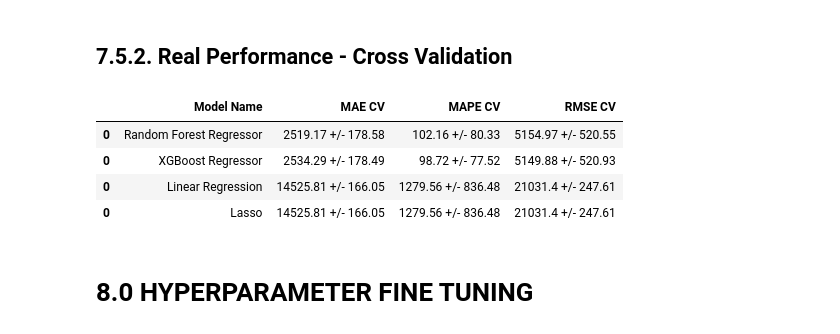
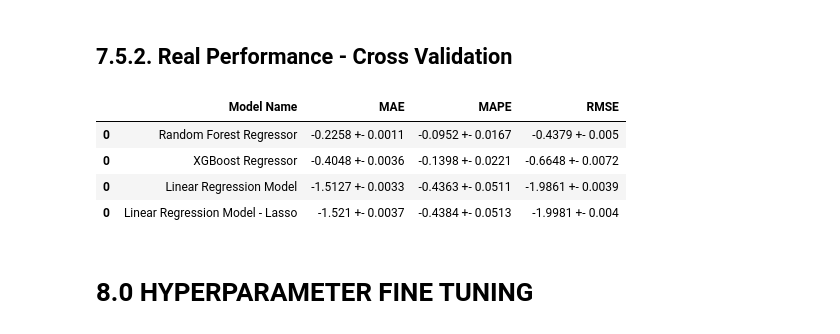
Before and after one commit to marcusbraggion/previsao_vendas, a Jupyter notebook: notebooks/Walmart-Sales-Store-Forecasting_v6_final.ipynb, the cells around one changed output. Cells and saved outputs as stored; diff of their text form; code cells hidden in the pictures.

Commit message:
added notebook with new results

```diff
--- a/notebooks/Walmart-Sales-Store-Forecasting_v6_final.ipynb
+++ b/notebooks/Walmart-Sales-Store-Forecasting_v6_final.ipynb
@@ -812,9 +803,9 @@ lrr_result_cv
 ## 7.4. Random Forest Regressor
 # %%
 # model
-rf = RandomForestRegressor( n_estimators=100, n_jobs=-1, random_state=42 ).fit(x_train, y_train )
+rf = RandomForestRegressor( n_jobs=-1, random_state=42 ).fit(X_train, y_train )
 # prediction
-yhat_rf = rf.predict( x_test )
+yhat_rf = rf.predict( X_test )
 # performance
 rf_result = ml_error( 'Random Forest Regressor', y_test , yhat_rf  )
 rf_result
@@ -824,6 +815,6 @@ rf_result
 # %% [markdown]
 ## 7.4.1. Random Forest Regressor - Cross Validation
 # %%
-rf_result_cv = cross_validation( x_training, 5, 'Random Forest Regressor', rf, verbose=True )
-rf_result_cv
+rf_cv = cross_validation( 'Random Forest Regressor', rf, cv=5)
+rf_cv
 # %% [output]
@@ -842,15 +824,10 @@ KFold Number: 1
 ##  7.4 XGBoost Regressor
 # %%
 # model
-model_xgb = xgb.XGBRegressor( objective='reg:squarederror',
-                            n_estimators=100,
-                            beta=0.01,
-                            max_depth=10,
-                            subsample=0.7,
-                            colsample_bytee=0.9 ).fit( x_train, y_train )
+model_xgb = xgb.XGBRegressor(n_jobs=-1, random_state=42).fit( X_train, y_train )
 
 # prediction
-yhat_xgb = model_xgb.predict( x_test )
+yhat_xgb = model_xgb.predict( X_test )
 
 # performance
 xgb_result = ml_error( 'XGBoost Regressor', y_test , yhat_xgb  )
@@ -867,6 +838,6 @@ Parameters: { "beta", "colsample_bytee" } might not be used.
 # %% [markdown]
 ## 7.4.1 XGBoost Regressor - Cross Validation
 # %%
-xgb_result_cv = cross_validation( x_training, 5, 'XGBoost Regressor',model_xgb, verbose=True )
-xgb_result_cv
+xgb_cv = cross_validation( 'XGBoost Regressor', model_xgb, cv=5)
+xgb_cv
 # %% [output]
@@ -906,14 +860,14 @@ modelling_result.sort_values( 'RMSE' )
 # %% [markdown]
 ##   7.5.2. Real Performance - Cross Validation
 # %%
-modelling_result_cv = pd.concat( [lr_result_cv, lrr_result_cv, rf_result_cv, xgb_result_cv] )
-modelling_result_cv.sort_values( 'RMSE CV', ascending= False)
+modelling_result_cv = pd.concat( [lr_cv, lrr_cv, rf_cv, xgb_cv] )
+modelling_result_cv.sort_values( 'RMSE', ascending= True)
 # %% [output]
-|  | Model Name | MAE CV | MAPE CV | RMSE CV |
-| 0 | Random Forest Regressor | 2519.17 +/- 178.58 | 102.16 +/- 80.33 | 5154.97 +/- 520.55 |
-| 0 | XGBoost Regressor | 2534.29 +/- 178.49 | 98.72 +/- 77.52 | 5149.88 +/- 520.93 |
-| 0 | Linear Regression | 14525.81 +/- 166.05 | 1279.56 +/- 836.48 | 21031.4 +/- 247.61 |
-| 0 | Lasso | 14525.81 +/- 166.05 | 1279.56 +/- 836.48 | 21031.4 +/- 247.61 |
+|  | Model Name | MAE | MAPE | RMSE |
+| 0 | Random Forest Regressor | -0.2258 +- 0.0011 | -0.0952 +- 0.0167 | -0.4379 +- 0.005 |
+| 0 | XGBoost Regressor | -0.4048 +- 0.0036 | -0.1398 +- 0.0221 | -0.6648 +- 0.0072 |
+| 0 | Linear Regression Model | -1.5127 +- 0.0033 | -0.4363 +- 0.0511 | -1.9861 +- 0.0039 |
+| 0 | Linear Regression Model - Lasso | -1.521 +- 0.0037 | -0.4384 +- 0.0513 | -1.9981 +- 0.004 |
 # %% [markdown]
 # 8.0 HYPERPARAMETER FINE TUNING
 # %% [markdown]
```
Also changed, not shown: parts of 48 cells of this notebook.
